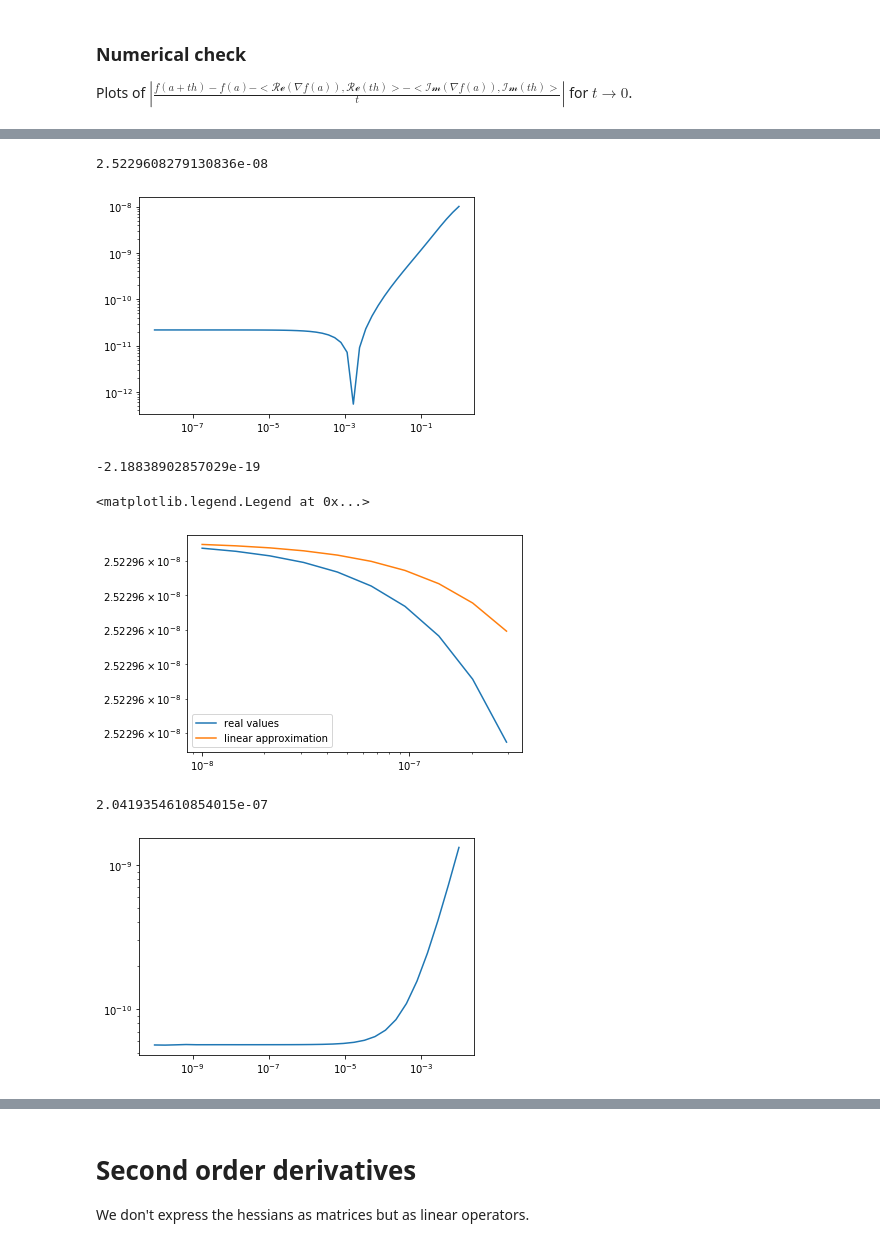
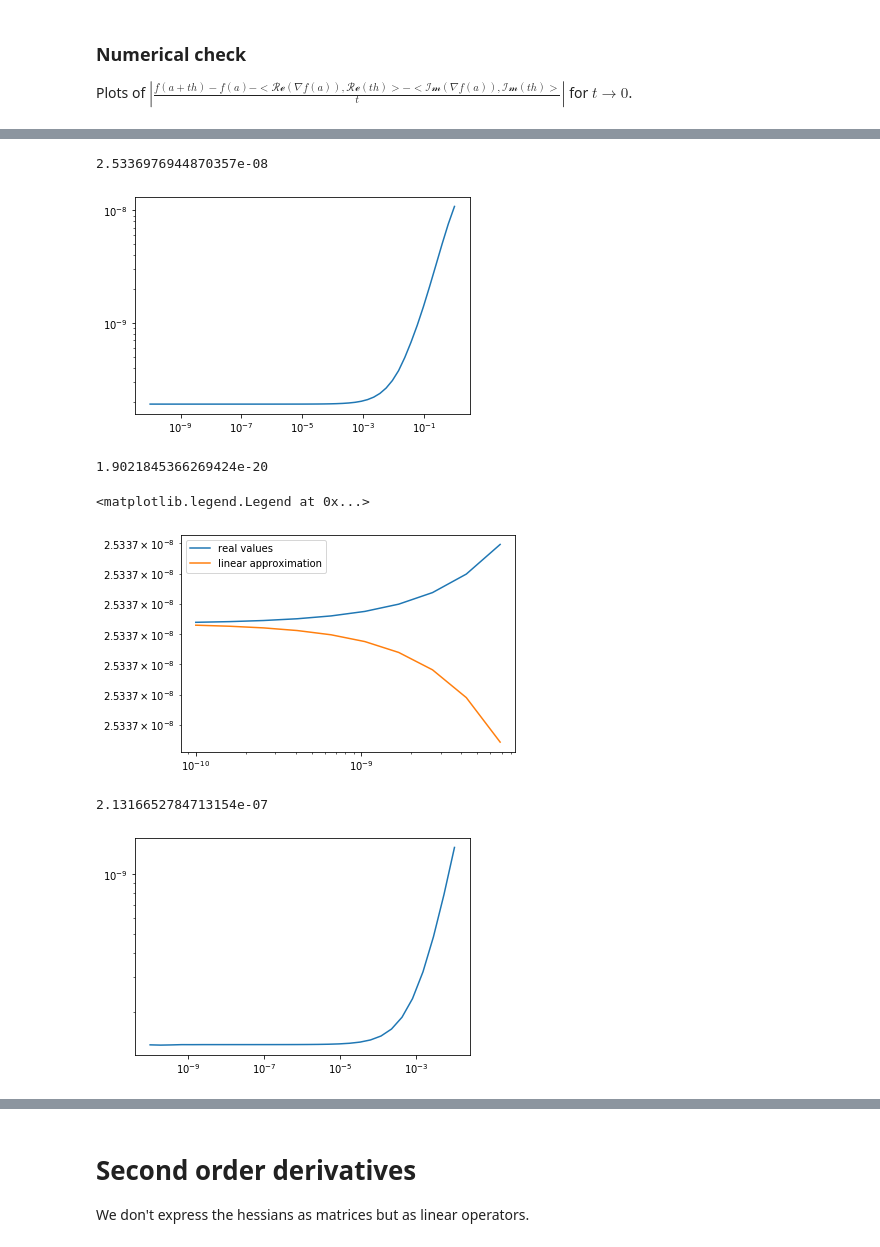
Before and after one commit to Biagig/Learning-Sampling-Pattern, a Jupyter notebook: Upper Level.ipynb, the cells around one changed output, grey strips where cells are left out. Cells and saved outputs as stored; diff of their text form; code cells hidden in the pictures.

```diff
--- a/Upper Level.ipynb
+++ b/Upper Level.ipynb
@@ -103,9 +103,7 @@ def Etot(x,p):return Eeps(x,p)+Edata(x,p)+Ereg(x,p)
 #First order derivatives
 def Du_Eeps(x,p):return param["epsilon"]*x
 def Du_Edata(x,p):return fourier_op.adj_op(p[:-1]*(fourier_op.op(x)-y))
-def Du_Ereg(x,p):
-    lin_x = linear_op.op(x)
-    return p[-1]*linear_op.adj_op(phi_vec(np.abs(lin_x),param["gamma"])*lin_x)
+def Du_Ereg(x,p):return p[-1]*linear_op.adj_op(phix_vec(linear_op.op(x),param["gamma"]))
 def Du_Etot(x,p):return Du_Eeps(x,p)+Du_Edata(x,p)+Du_Ereg(x,p)
 # %% [markdown]
 ### Numerical check
@@ -148,21 +146,21 @@ plt.yscale("log")
 # %%
 # -- Ereg --
 #Random vector with same amplitude as u0
 a = np.random.randn(2*n*n).view(np.complex128).reshape((n,n))/n*np.linalg.norm(u0_mat)
 a2 = np.random.randn(2*n*n).view(np.complex128).reshape((n,n))/n*np.linalg.norm(u0_mat)
 
-tests = np.logspace(-8,0,50)
+tests = np.logspace(-10,0,50)
 real_values = np.array([Ereg(a+t*a2,radial_p) for t in tests])
 approx = np.array([Ereg(a,radial_p)+t*np.sum(np.real(Du_Ereg(a,radial_p))*np.real(a2)+
                                           np.imag(Du_Ereg(a,radial_p))*np.imag(a2)) for t in tests])
 
 print(Ereg(a,radial_p))
 plt.plot(tests,np.abs((real_values-approx))/tests)
 plt.xscale("log")
 plt.yscale("log")
 # %% [output]
-2.5229608279130836e-08
+2.5336976944870357e-08
-[figure, old version]
+[figure, new version]
 # %%
 print(real_values[0]-approx[0])
 limit = 10
@@ -172,9 +170,9 @@ plt.xscale("log")
 plt.yscale("log")
 plt.legend()
 # %% [output]
--2.18838902857029e-19
+1.9021845366269424e-20
 <matplotlib.legend.Legend at 0x...>
-[figure, old version]
+[figure, new version]
 # %%
 # -- Etot --
 #Random vector with same amplitude as u0
@@ -191,8 +189,8 @@ plt.plot(tests,np.abs((real_values-approx))/tests)
 plt.xscale("log")
 plt.yscale("log")
 # %% [output]
-2.0419354610854015e-07
+2.1316652784713154e-07
-[figure, old version]
+[figure, new version]
 # %%
 plt.plot(tests,real_values,label="real values")
 plt.plot(tests,approx,label="linear approximation")
```
Also changed, not shown: parts of 19 cells of this notebook.
